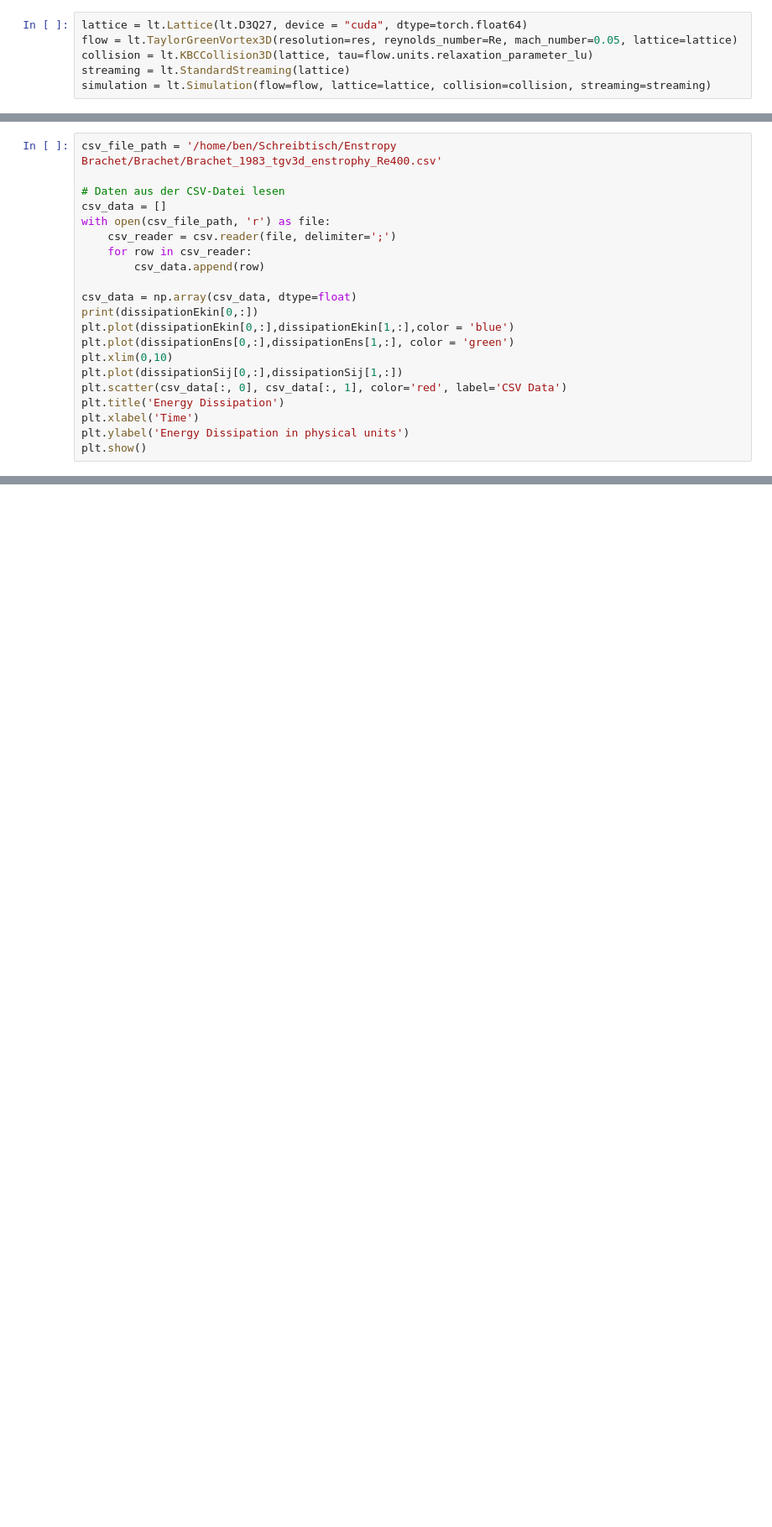
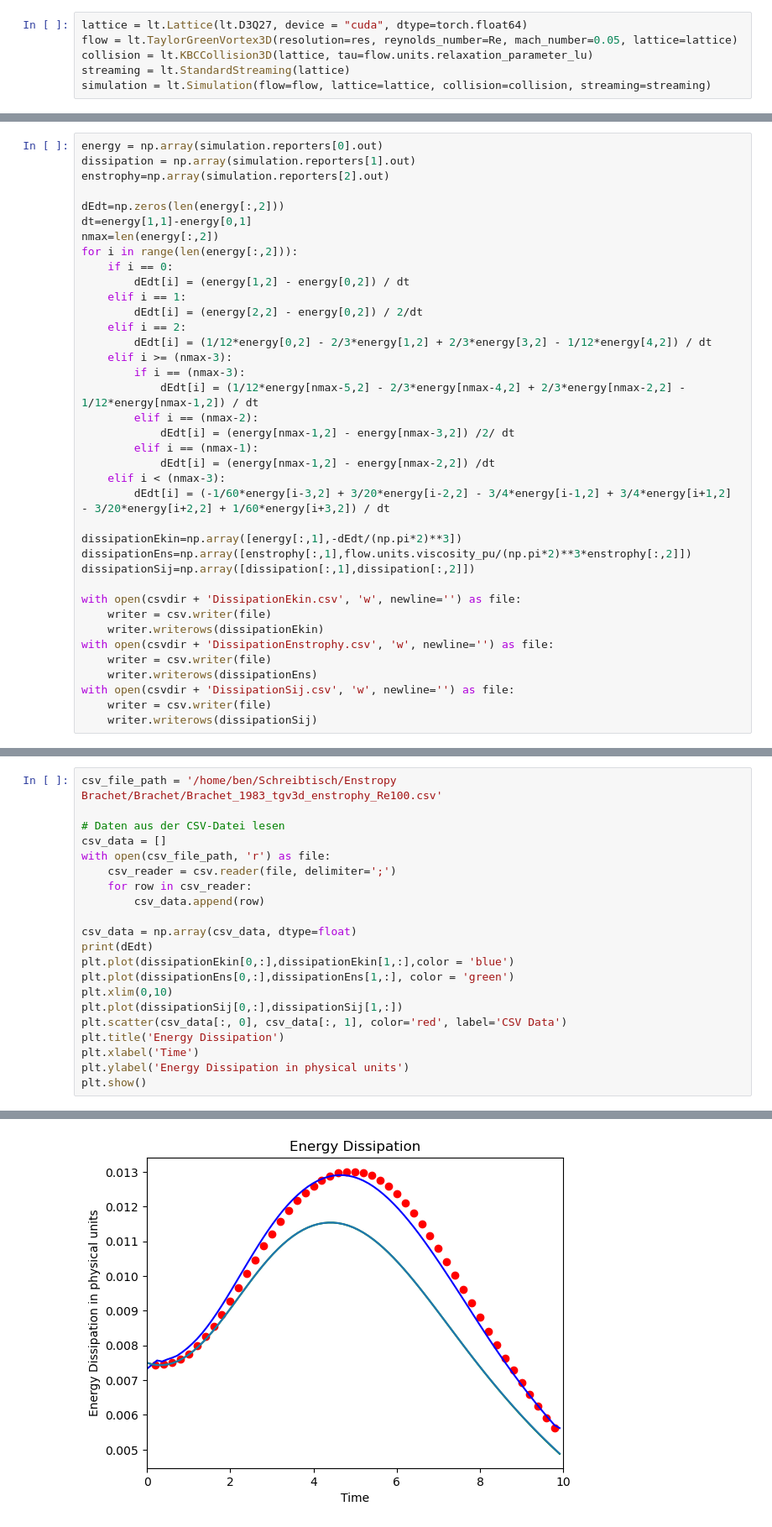
Before and after one commit to McBs/lettuce, a Jupyter notebook: examples/TGV_flow.ipynb, the cells around one changed output, grey strips where cells are left out. Shown at 84% size. Cells and saved outputs as stored; diff of their text form; blank space fills up the shorter version.

```diff
--- a/examples/TGV_flow.ipynb
+++ b/examples/TGV_flow.ipynb
@@ -82,0 +66,38 @@ with open(csvdir + 'DissipationSij.csv', 'w', newline='') as file:
+# %%
+energy = np.array(simulation.reporters[0].out)
+dissipation = np.array(simulation.reporters[1].out)
+enstrophy=np.array(simulation.reporters[2].out)
+
+dEdt=np.zeros(len(energy[:,2]))
+dt=energy[1,1]-energy[0,1]
+nmax=len(energy[:,2])
+for i in range(len(energy[:,2])):
+    if i == 0:
+        dEdt[i] = (energy[1,2] - energy[0,2]) / dt
+    elif i == 1:
+        dEdt[i] = (energy[2,2] - energy[0,2]) / 2/dt
+    elif i == 2:
+        dEdt[i] = (1/12*energy[0,2] - 2/3*energy[1,2] + 2/3*energy[3,2] - 1/12*energy[4,2]) / dt
+    elif i >= (nmax-3):
+        if i == (nmax-3):
+            dEdt[i] = (1/12*energy[nmax-5,2] - 2/3*energy[nmax-4,2] + 2/3*energy[nmax-2,2] - 1/12*energy[nmax-1,2]) / dt
+        elif i == (nmax-2):
+            dEdt[i] = (energy[nmax-1,2] - energy[nmax-3,2]) /2/ dt
+        elif i == (nmax-1):
+            dEdt[i] = (energy[nmax-1,2] - energy[nmax-2,2]) /dt
+    elif i < (nmax-3):
+        dEdt[i] = (-1/60*energy[i-3,2] + 3/20*energy[i-2,2] - 3/4*energy[i-1,2] + 3/4*energy[i+1,2] - 3/20*energy[i+2,2] + 1/60*energy[i+3,2]) / dt
+
+dissipationEkin=np.array([energy[:,1],-dEdt/(np.pi*2)**3])
+dissipationEns=np.array([enstrophy[:,1],flow.units.viscosity_pu/(np.pi*2)**3*enstrophy[:,2]])
+dissipationSij=np.array([dissipation[:,1],dissipation[:,2]])
+
+with open(csvdir + 'DissipationEkin.csv', 'w', newline='') as file:
+    writer = csv.writer(file)
+    writer.writerows(dissipationEkin)
+with open(csvdir + 'DissipationEnstrophy.csv', 'w', newline='') as file:
+    writer = csv.writer(file)
+    writer.writerows(dissipationEns)
+with open(csvdir + 'DissipationSij.csv', 'w', newline='') as file:
+    writer = csv.writer(file)
+    writer.writerows(dissipationSij)
@@ -83,5 +106,5 @@ with open(csvdir + 'DissipationSij.csv', 'w', newline='') as file:
 # %%
-csv_file_path = '/home/ben/Schreibtisch/Enstropy Brachet/Brachet/Brachet_1983_tgv3d_enstrophy_Re400.csv'
+csv_file_path = '/home/ben/Schreibtisch/Enstropy Brachet/Brachet/Brachet_1983_tgv3d_enstrophy_Re100.csv'
 
 # Daten aus der CSV-Datei lesen
 csv_data = []
@@ -91,7 +114,7 @@ with open(csv_file_path, 'r') as file:
         csv_data.append(row)
 
 csv_data = np.array(csv_data, dtype=float)
-print(dissipationEkin[0,:])
+print(dEdt)
 plt.plot(dissipationEkin[0,:],dissipationEkin[1,:],color = 'blue')
 plt.plot(dissipationEns[0,:],dissipationEns[1,:], color = 'green')
 plt.xlim(0,10)
@@ -101,3 +124,4 @@ plt.title('Energy Dissipation')
 plt.xlabel('Time')
 plt.ylabel('Energy Dissipation in physical units')
 plt.show()
+# %% [output]
@@ -103,0 +142 @@ plt.show()
+[figure, added]
```
Also changed, not shown: parts of 6 cells of this notebook, 5 other files.
